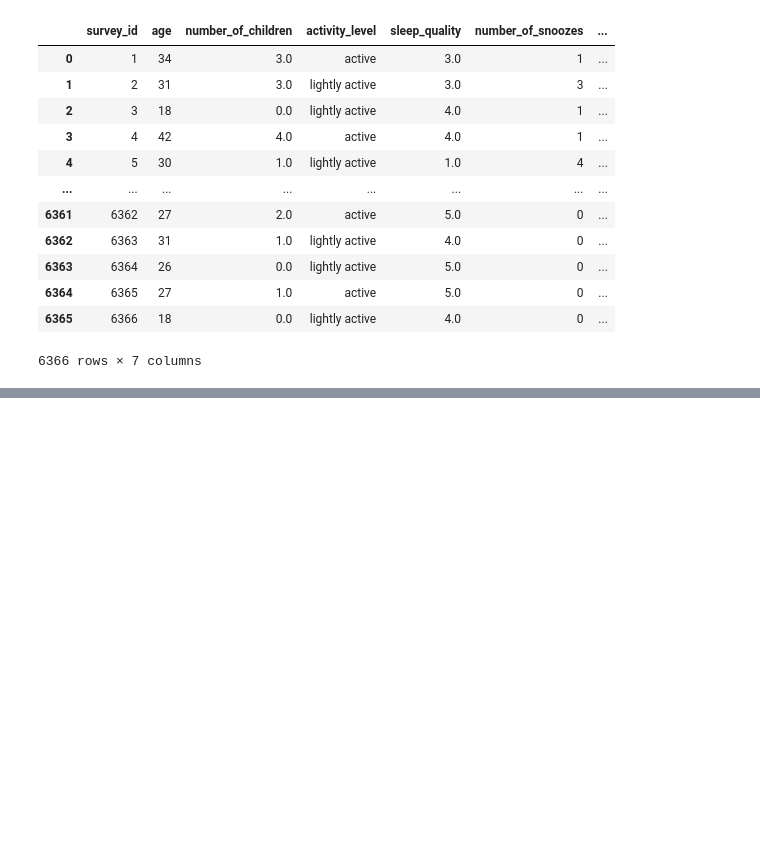
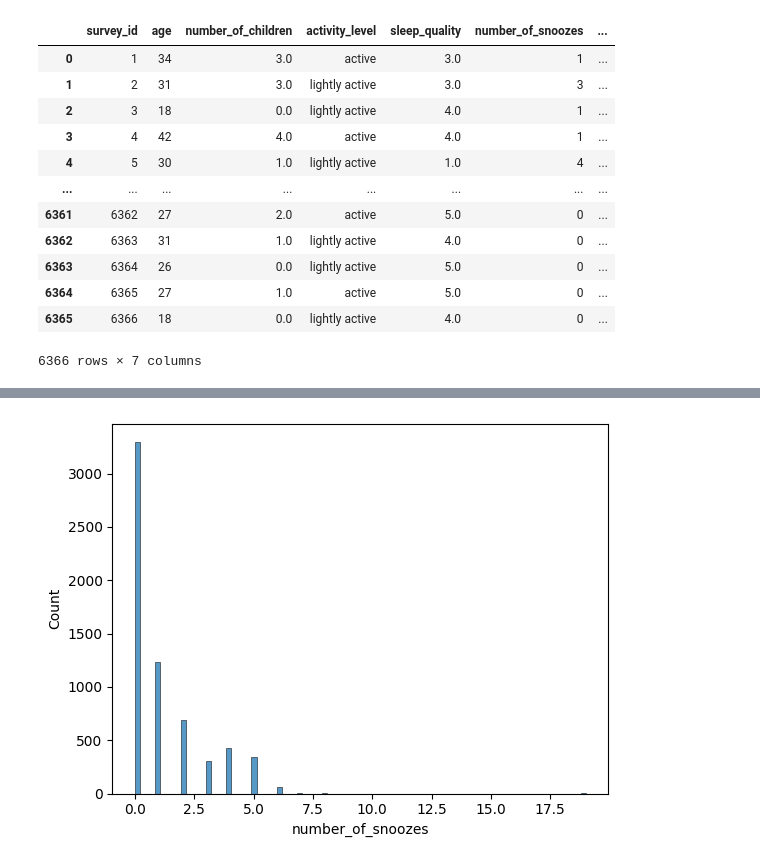
Before and after one commit to hermanconnor/data-prep-and-eda-python, a Jupyter notebook: 2-cleaning-data/assignment.ipynb, the cells around one changed output, grey strips where cells are left out. Cells and saved outputs as stored; diff of their text form; code cells hidden in the pictures; blank space fills up the shorter version.

```diff
--- a/2-cleaning-data/assignment.ipynb
+++ b/2-cleaning-data/assignment.ipynb
@@ -255,0 +275,7 @@ df
+# %%
+# Look at the histogram of the number of snoozes
+import seaborn as sns
+
+sns.histplot(df.number_of_snoozes);
+# %% [output]
+[figure, added]
```
Also changed, not shown: parts of 13 cells of this notebook, 1 other file.
